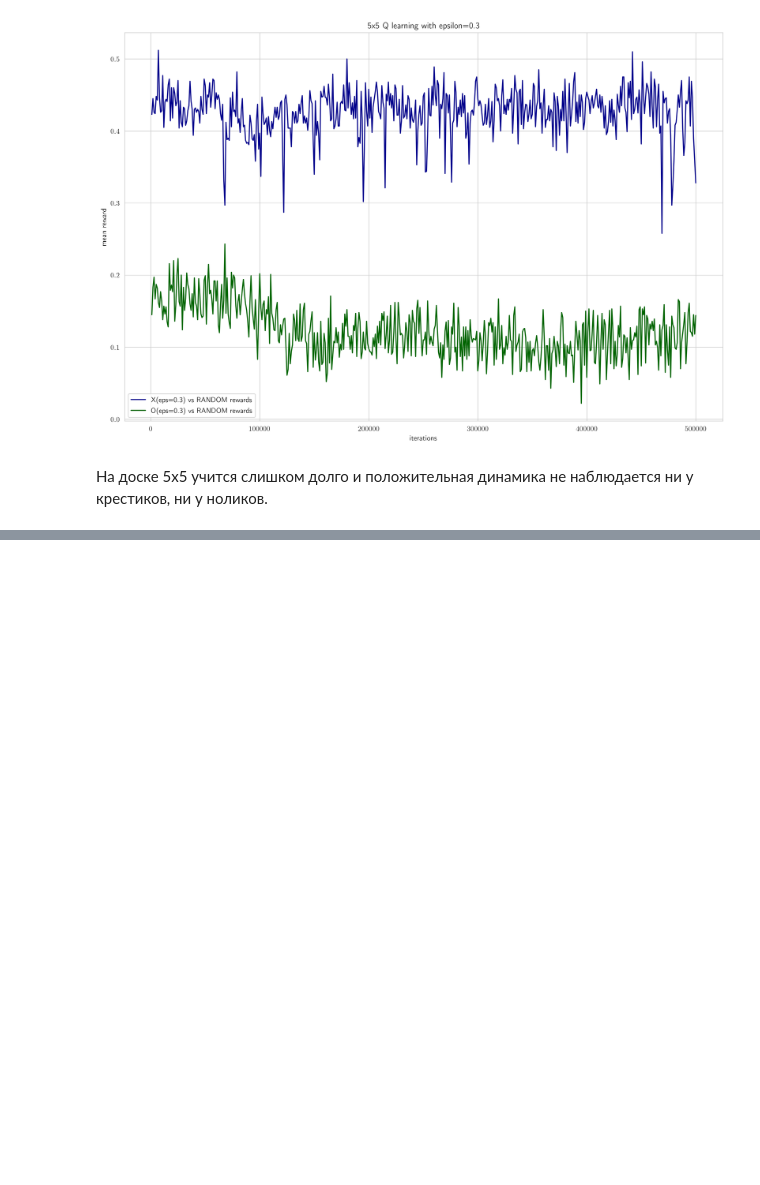
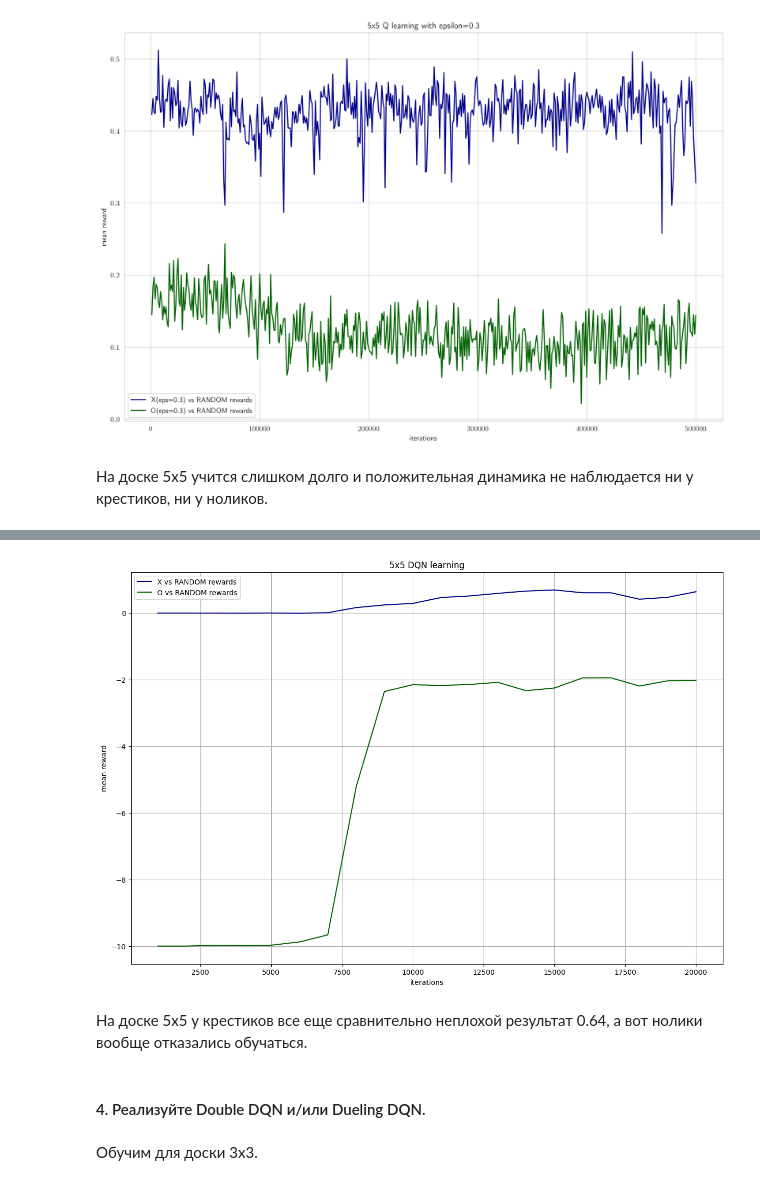
Before and after one commit to AnnaSmelova/Advanced_DL_and_RL, a Jupyter notebook: hw2/HW2_ASmelova.ipynb, the cells around one changed output, grey strips where cells are left out. Cells and saved outputs as stored; diff of their text form; code cells hidden in the pictures; blank space fills up the shorter version.

Commit message:
Домашнее задание №2: Играем в крестики-нолики

```diff
--- a/hw2/HW2_ASmelova.ipynb
+++ b/hw2/HW2_ASmelova.ipynb
@@ -510,0 +729,11 @@ ax.grid(True)
+# %%
+%%time
+env = TicTacToe(5, 5, 5)
+
+player_x = DQNPlayer(state_size=25)
+player_o = DQNPlayer(state_size=25)
+
+iterations = 20000
+game = Game(env, player_x, player_o)
+
+steps, rewards_x, rewards_o = game.train(iterations)
@@ -510,0 +745,16 @@ ax.grid(True)
+# %%
+fig, ax = plt.subplots(figsize=(15, 10))
+ax.plot(steps, rewards_x, c='DarkBlue', label=f'X vs RANDOM rewards')
+ax.plot(steps, rewards_o, c='DarkGreen', label=f'O vs RANDOM rewards')
+ax.set_xlabel('iterations')
+ax.set_ylabel('mean reward')
+#ax.set_ylim([-1,1])
+ax.legend()
+ax.set_title(f'5x5 DQN learning')
+ax.grid(True)
+# %% [output]
+[figure, added]
+# %% [markdown]
+На доске 5х5 у крестиков все еще сравнительно неплохой результат 0.64, а вот нолики вообще отказались обучаться.
+# %% [markdown]
+#### 4. Реализуйте Double DQN и/или Dueling DQN.
@@ -510,0 +866,2 @@ ax.grid(True)
+# %% [markdown]
+Обучим для доски 3х3.
```
Also changed, not shown: parts of 52 cells of this notebook.
